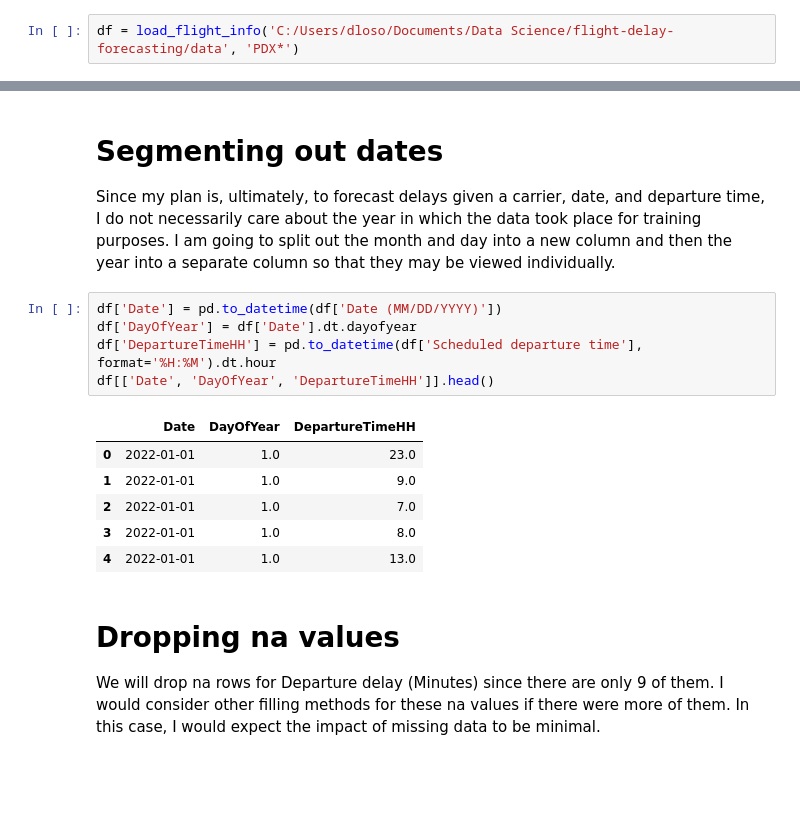
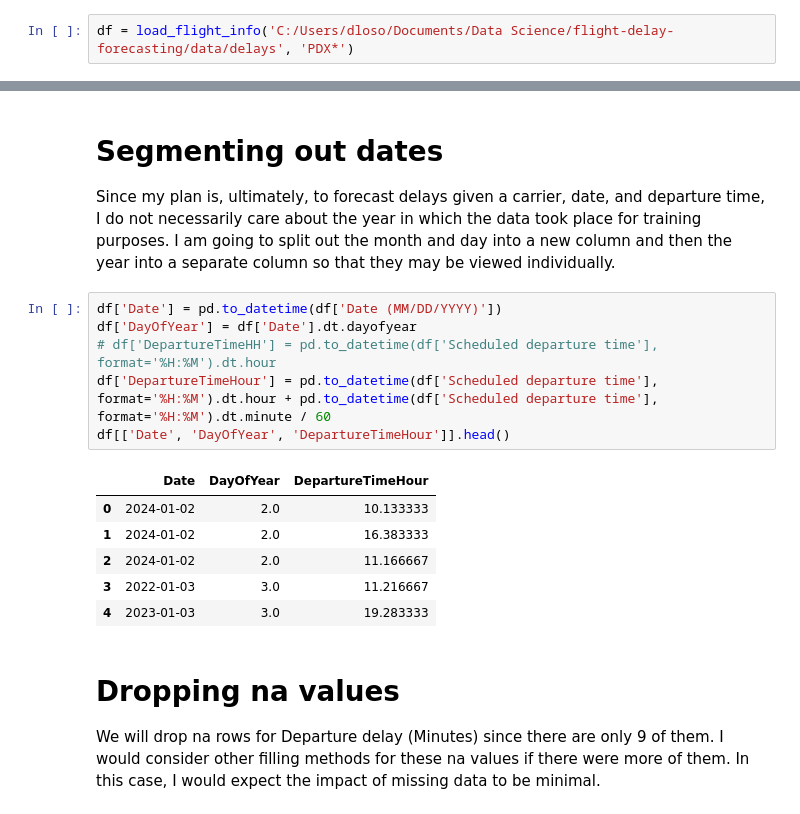
Before and after one commit to dlosowyj/flight-delay-forecasting, a Jupyter notebook: flight_exploration.ipynb, the cells around one changed output, grey strips where cells are left out. Saved outputs shown, nothing was run; the diff lists cells and outputs as text; blank space fills up the shorter version.

```diff
--- a/flight_exploration.ipynb
+++ b/flight_exploration.ipynb
@@ -40,5 +41,5 @@ def load_flight_info(data_dir, pat_str):
 
     return df
 # %%
-df = load_flight_info('C:/Users/dloso/Documents/Data Science/flight-delay-forecasting/data', 'PDX*')
+df = load_flight_info('C:/Users/dloso/Documents/Data Science/flight-delay-forecasting/data/delays', 'PDX*')
 # %% [output]
@@ -66,15 +73,16 @@ Since my plan is, ultimately, to forecast delays given a carrier, date, and depa
 # %%
 df['Date'] = pd.to_datetime(df['Date (MM/DD/YYYY)'])
 df['DayOfYear'] = df['Date'].dt.dayofyear
-df['DepartureTimeHH'] = pd.to_datetime(df['Scheduled departure time'], format='%H:%M').dt.hour
-df[['Date', 'DayOfYear', 'DepartureTimeHH']].head()
+# df['DepartureTimeHH'] = pd.to_datetime(df['Scheduled departure time'], format='%H:%M').dt.hour
+df['DepartureTimeHour'] = pd.to_datetime(df['Scheduled departure time'], format='%H:%M').dt.hour + pd.to_datetime(df['Scheduled departure time'], format='%H:%M').dt.minute / 60
+df[['Date', 'DayOfYear', 'DepartureTimeHour']].head()
 # %% [output]
-|  | Date | DayOfYear | DepartureTimeHH |
-| 0 | 2022-01-01 | 1.0 | 23.0 |
-| 1 | 2022-01-01 | 1.0 | 9.0 |
-| 2 | 2022-01-01 | 1.0 | 7.0 |
-| 3 | 2022-01-01 | 1.0 | 8.0 |
-| 4 | 2022-01-01 | 1.0 | 13.0 |
+|  | Date | DayOfYear | DepartureTimeHour |
+| 0 | 2024-01-02 | 2.0 | 10.133333 |
+| 1 | 2024-01-02 | 2.0 | 16.383333 |
+| 2 | 2024-01-02 | 2.0 | 11.166667 |
+| 3 | 2022-01-03 | 3.0 | 11.216667 |
+| 4 | 2023-01-03 | 3.0 | 19.283333 |
 # %% [markdown]
 # Dropping na values
 We will drop na rows for Departure delay (Minutes) since there are only 9 of them. I would consider other filling methods for these na values if there were more of them. In this case, I would expect the impact of missing data to be minimal.
```
Also changed, not shown: parts of 23 cells of this notebook.
